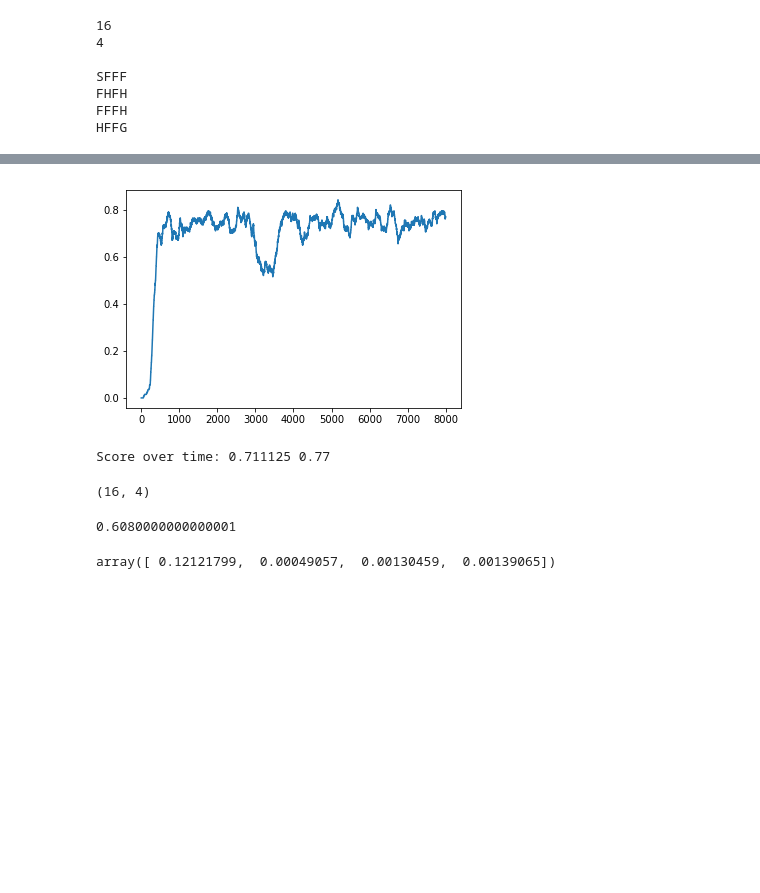
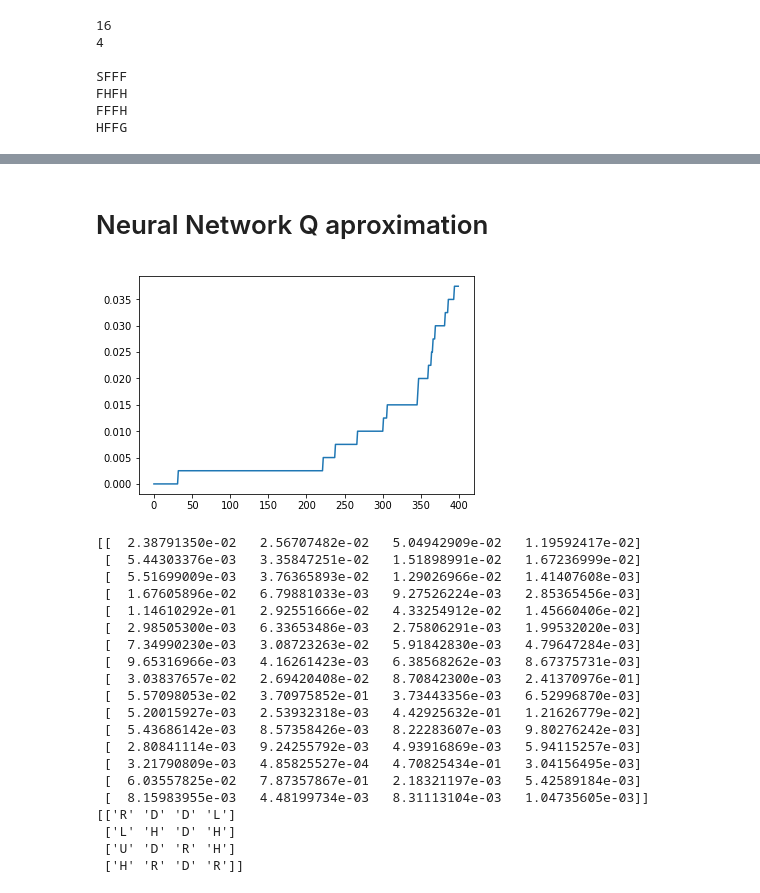
Before and after one commit to lab-ml-itba/Reinforcement_Learning, a Jupyter notebook: Frozen_lake.ipynb, the cells around one changed output, grey strips where cells are left out. Cells and saved outputs as stored; diff of their text form; code cells hidden in the pictures; blank space fills up the shorter version.

Commit message:
With nerural network

```diff
--- a/Frozen_lake.ipynb
+++ b/Frozen_lake.ipynb
@@ -99,0 +151,7 @@ for i in range(num_episodes):
+# %%
+def plot_policy(Q):
+    zero_Q = np.sum(Q, axis = 1).reshape(4,4) == 0
+    policy = np.array(controls)[np.argmax(Q, axis=1)].reshape(4,4)
+    policy[zero_Q] = 'X'
+    policy[holes] = 'H'
+    print(policy)
@@ -99,0 +200,11 @@ for i in range(num_episodes):
+# %%
+# Si y es bajo, los valores de Q tardan mas en pasar
+# np.random.randn(1,env.action_space.n)*(1./(i+1))
+num_episodes = 4000
+Q, acummulated_average, rList = estimate_Q(env,
+                                           num_episodes=num_episodes,
+                                           y = 0.95, MA_window = 200, debug=False)
+plt.plot(acummulated_average)
+plt.show()
+print(Q)
+plot_policy(Q)
@@ -99,0 +233,15 @@ for i in range(num_episodes):
+# %% [markdown]
+# Neural Network Q aproximation
+# %%
+tf.reset_default_graph()
+#These lines establish the feed-forward part of the network used to choose actions
+inputs1 = tf.placeholder(shape=[1,16],dtype=tf.float32)
+W = tf.Variable(tf.random_uniform([16,4],0,0.01))
+Qout = tf.matmul(inputs1,W)
+predict = tf.argmax(Qout,1)
+
+#Below we obtain the loss by taking the sum of squares difference between the target and prediction Q values.
+nextQ = tf.placeholder(shape=[1,4],dtype=tf.float32)
+loss = tf.reduce_sum(tf.square(nextQ - Qout))
+trainer = tf.train.GradientDescentOptimizer(learning_rate=0.1)
+updateModel = trainer.minimize(loss)
@@ -100,25 +297,29 @@ for i in range(num_episodes):
+# %%
+Q, acummulated_average, rList = estimate_NN_Q(env, num_episodes = 4000, y = .99, e = 0.1, MA_window = 400)
 # %%
 plt.plot(acummulated_average)
 plt.show()
+print(Q)
+plot_policy(Q)
 # %% [output]
-[figure, old version]
+[figure, new version]
+[[  2.38791350e-02   2.56707482e-02   5.04942909e-02   1.19592417e-02]
+ [  5.44303376e-03   3.35847251e-02   1.51898991e-02   1.67236999e-02]
+ [  5.51699009e-03   3.76365893e-02   1.29026966e-02   1.41407608e-03]
+ [  1.67605896e-02   6.79881033e-03   9.27526224e-03   2.85365456e-03]
+ [  1.14610292e-01   2.92551666e-02   4.33254912e-02   1.45660406e-02]
+ [  2.98505300e-03   6.33653486e-03   2.75806291e-03   1.99532020e-03]
+ [  7.34990230e-03   3.08723263e-02   5.91842830e-03   4.79647284e-03]
+ [  9.65316966e-03   4.16261423e-03   6.38568262e-03   8.67375731e-03]
+ [  3.03837657e-02   2.69420408e-02   8.70842300e-03   2.41370976e-01]
+ [  5.57098053e-02   3.70975852e-01   3.73443356e-03   6.52996870e-03]
+ [  5.20015927e-03   2.53932318e-03   4.42925632e-01   1.21626779e-02]
+ [  5.43686142e-03   8.57358426e-03   8.22283607e-03   9.80276242e-03]
+ [  2.80841114e-03   9.24255792e-03   4.93916869e-03   5.94115257e-03]
+ [  3.21790809e-03   4.85825527e-04   4.70825434e-01   3.04156495e-03]
+ [  6.03557825e-02   7.87357867e-01   2.18321197e-03   5.42589184e-03]
+ [  8.15983955e-03   4.48199734e-03   8.31113104e-03   1.04735605e-03]]
+[['R' 'D' 'D' 'L']
+ ['L' 'H' 'D' 'H']
+ ['U' 'D' 'R' 'H']
+ ['H' 'R' 'D' 'R']]
-# %%
-print("Score over time: " +  str(sum(rList)/num_episodes), float(sum(rList[-MA_window:]))/MA_window)
-# %% [output]
-Score over time: 0.711125 0.77
-# %%
-Q.shape
-# %% [output]
-(16, 4)
-# %%
-0.8*0.95*0.8
-# %% [output]
-0.6080000000000001
-# %%
-# 0 -> Left
-# 1 -> Down
-# 2 -> Right
-# 3 -> Up
-Q[2]
-# %% [output]
-array([ 0.12121799,  0.00049057,  0.00130459,  0.00139065])
```
Also changed, not shown: parts of 21 cells of this notebook.
